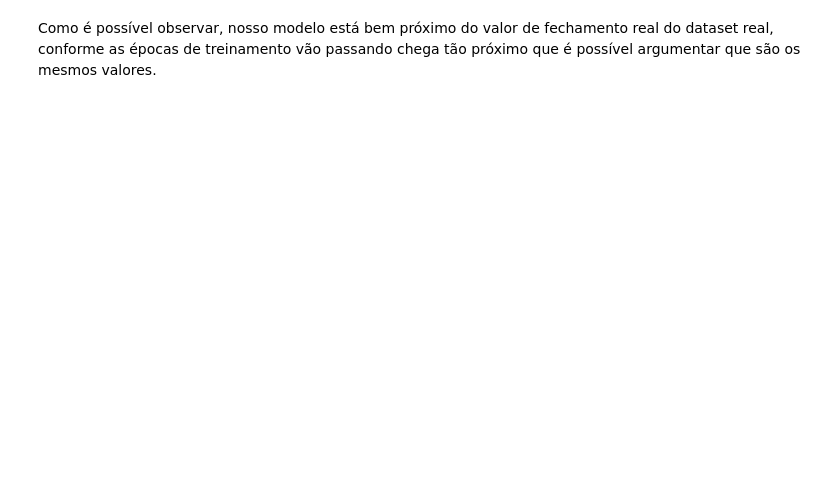
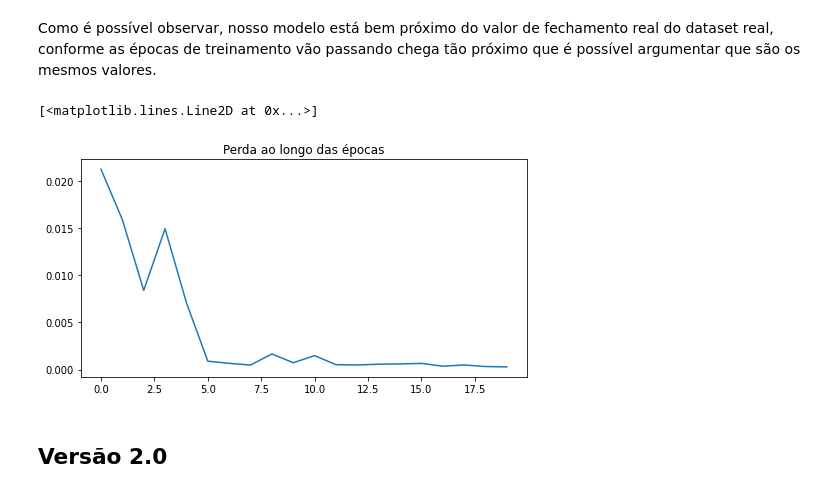
Before and after one commit to LucasThierry/Neural-Networks-21.1, a Jupyter notebook: MiniProjeto3-LSTM.ipynb, the cells around one changed output. Drawn from its saved outputs; the diff is of its cells as text; code cells hidden in the pictures; blank space fills up the shorter version.

```diff
--- a/MiniProjeto3-LSTM.ipynb
+++ b/MiniProjeto3-LSTM.ipynb
@@ -242,9 +245,10 @@ Após construção do modelo, vamos finalmente aos testes, para esse teste escol
 # %%
+from time import time
 sup = []
 tests = []
 tests_new = []
 test_results = []
-
+losss = []
 params = {'batch_size': 7, #how many windows of data we are passing at once
 'window_size': 7, #how big window_size is (Or How many days do we consider to predict next point in the sequence)
 'hidden_layer': 256, #How many units do we use in LSTM cell
@@ -252,6 +256,11 @@ params = {'batch_size': 7, #how many windows of data we are passing at once
 'learning_rate' : 0.001 ,
 'epochs' : 200 }
 
+t_now = time()
 lstm(params)
+duration = time() - t_now
+print("duration time: %0.3fs" % duration)
+
+results_v1 = test_results
 # %% [output]
 WARNING:tensorflow:Gradients do not exist for variables ['Variable:0', 'Variable_1:0', 'Variable_2:0', 'Variable_3:0', 'Variable_4:0', 'Variable_5:0', 'Variable_6:0', 'Variable_7:0', 'Variable_8:0', ' ...
@@ -287,2 +296,11 @@ plt.show()
 # %% [markdown]
 Como é possível observar, nosso modelo está bem próximo do valor de fechamento real do dataset real, conforme as épocas de treinamento vão passando chega tão próximo que é possível argumentar que são os mesmos valores.
+# %%
+plt.figure(figsize=(8, 4))
+plt.title('Perda ao longo das épocas')
+plt.plot(losss)
+# %% [output]
+[<matplotlib.lines.Line2D at 0x...>]
+[figure, added]
+# %% [markdown]
+## Versão 2.0
```
Also changed, not shown: parts of 16 cells of this notebook.
